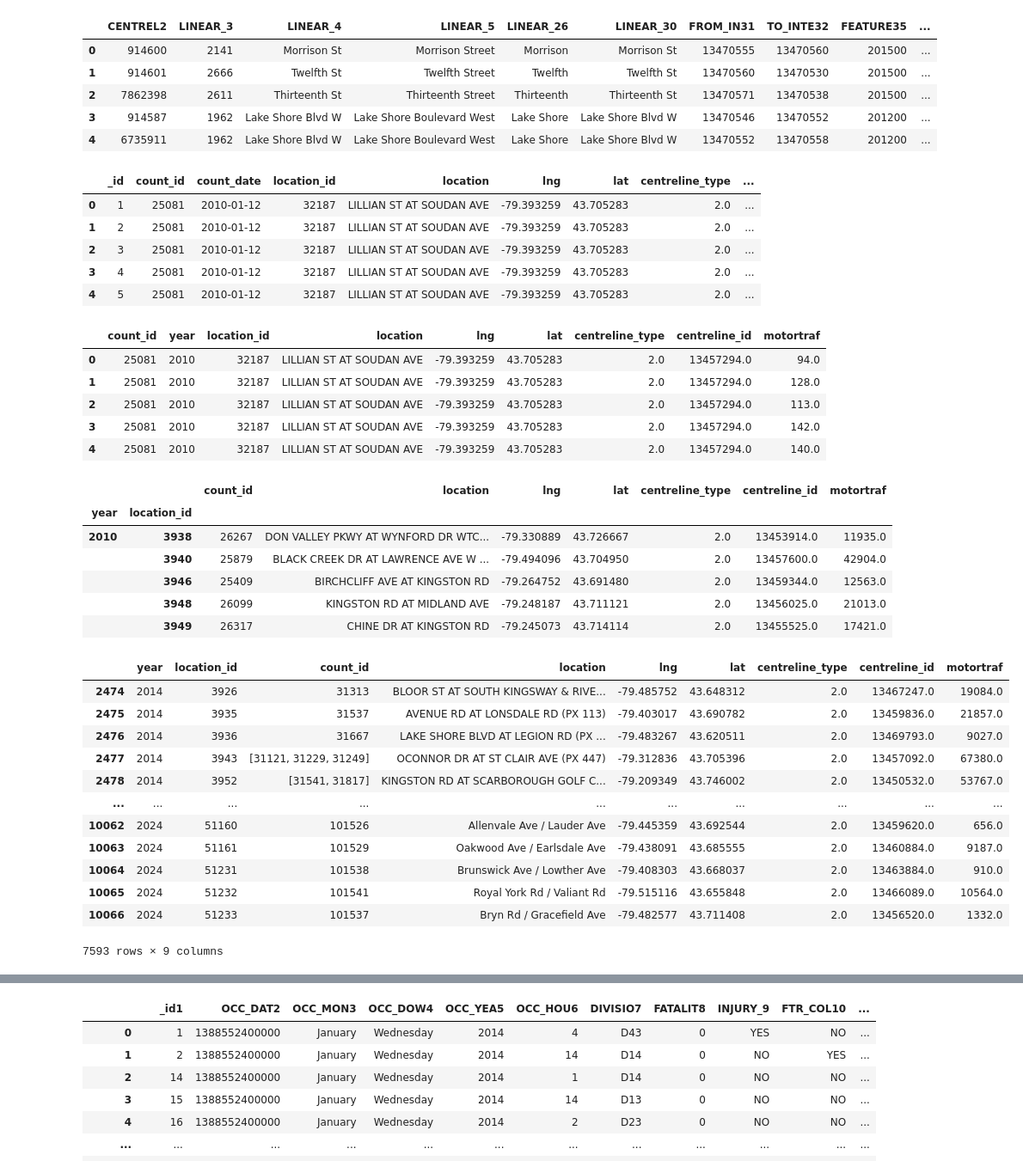
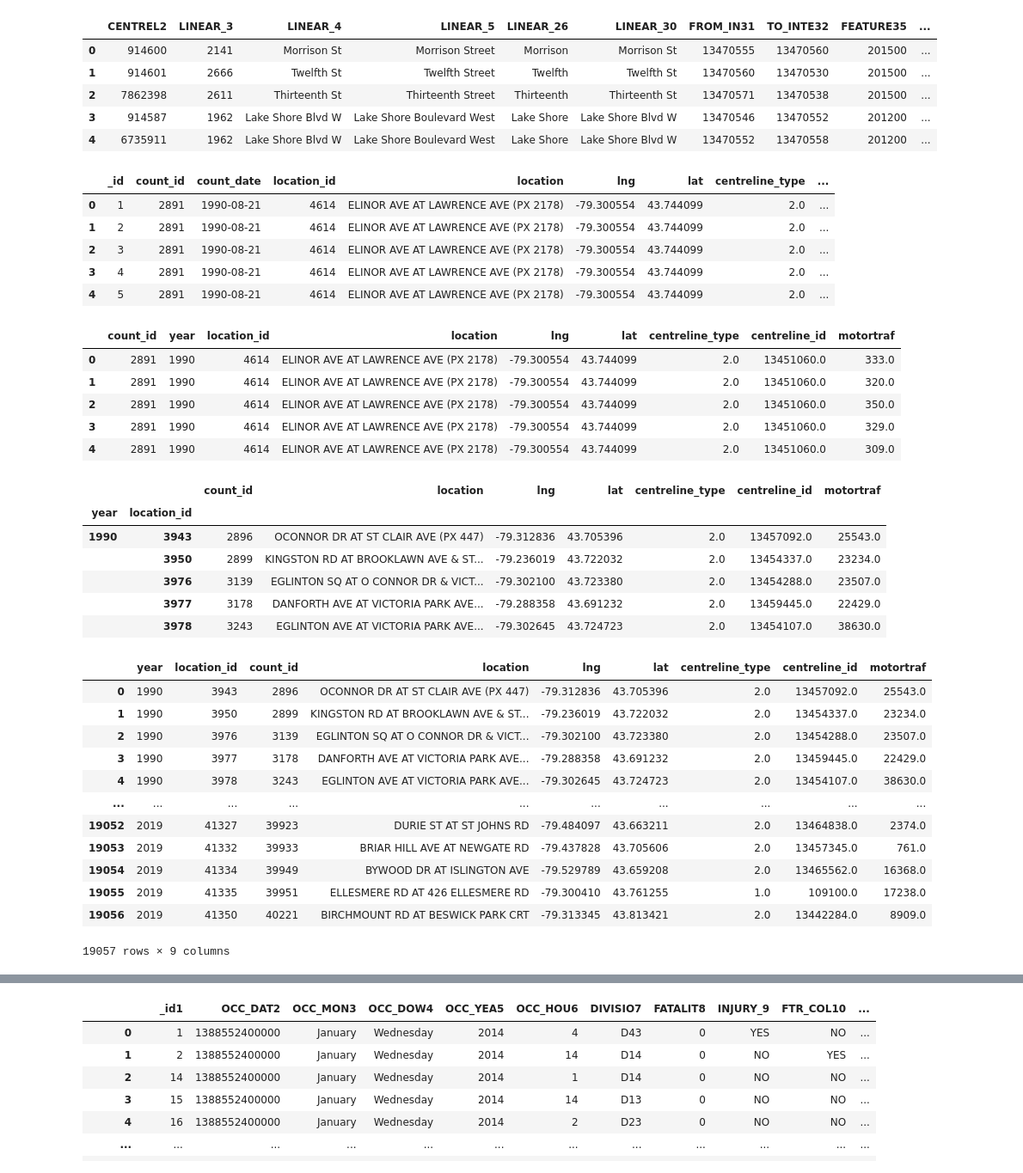
Before and after one commit to naorella/GIS_Showcase, a Jupyter notebook: template.ipynb, the cells around one changed output, grey strips where cells are left out. Shown at 86% size. Drawn from its saved outputs; the diff is of its cells as text; code cells hidden in the pictures.

```diff
--- a/template.ipynb
+++ b/template.ipynb
@@ -141,20 +141,22 @@ road_26917.head()
 | 4 | 6735911 | 1962 | Lake Shore Blvd W | Lake Shore Boulevard West | Lake Shore | Lake Shore Blvd W | 13470552 | 13470558 | 201200 | ... |
 # %%
 #read shapefiles
-file_path_1 = "/workspace/GIS_project/data/traffic/raw-data-2010-2019.csv"
-file_path_2 = "/workspace/GIS_project/data/traffic/raw-data-2020-2029.csv"
+file_path_1 = "/workspace/GIS_project/data/traffic/raw-data-1990-1999.csv"
+file_path_2 = "/workspace/GIS_project/data/traffic/raw-data-2000-2009.csv"
+file_path_3 = "/workspace/GIS_project/data/traffic/raw-data-2010-2019.csv"
+file_path_4 = "/workspace/GIS_project/data/traffic/raw-data-2020-2029.csv"
 #combine the csvs into a single dataframe
 traffic = pd.concat(
-    map(pd.read_csv, [file_path_1, file_path_2]), ignore_index=True)
+    map(pd.read_csv, [file_path_1, file_path_2, file_path_3]), ignore_index=True)
 #display head data
 traffic.head()
 # %% [output]
 |  | _id | count_id | count_date | location_id | location | lng | lat | centreline_type | ... |
-| 0 | 1 | 25081 | 2010-01-12 | 32187 | LILLIAN ST AT SOUDAN AVE | -79.393259 | 43.705283 | 2.0 | ... |
-| 1 | 2 | 25081 | 2010-01-12 | 32187 | LILLIAN ST AT SOUDAN AVE | -79.393259 | 43.705283 | 2.0 | ... |
-| 2 | 3 | 25081 | 2010-01-12 | 32187 | LILLIAN ST AT SOUDAN AVE | -79.393259 | 43.705283 | 2.0 | ... |
-| 3 | 4 | 25081 | 2010-01-12 | 32187 | LILLIAN ST AT SOUDAN AVE | -79.393259 | 43.705283 | 2.0 | ... |
-| 4 | 5 | 25081 | 2010-01-12 | 32187 | LILLIAN ST AT SOUDAN AVE | -79.393259 | 43.705283 | 2.0 | ... |
+| 0 | 1 | 2891 | 1990-08-21 | 4614 | ELINOR AVE AT LAWRENCE AVE (PX 2178) | -79.300554 | 43.744099 | 2.0 | ... |
+| 1 | 2 | 2891 | 1990-08-21 | 4614 | ELINOR AVE AT LAWRENCE AVE (PX 2178) | -79.300554 | 43.744099 | 2.0 | ... |
+| 2 | 3 | 2891 | 1990-08-21 | 4614 | ELINOR AVE AT LAWRENCE AVE (PX 2178) | -79.300554 | 43.744099 | 2.0 | ... |
+| 3 | 4 | 2891 | 1990-08-21 | 4614 | ELINOR AVE AT LAWRENCE AVE (PX 2178) | -79.300554 | 43.744099 | 2.0 | ... |
+| 4 | 5 | 2891 | 1990-08-21 | 4614 | ELINOR AVE AT LAWRENCE AVE (PX 2178) | -79.300554 | 43.744099 | 2.0 | ... |
 # %%
 #calculate new field that adds up all motor traffic
 traffic['motortraf'] = traffic.loc[:,'sb_cars_r':'eb_bus_l'].sum(axis=1) + traffic.loc[:,'nx_other':'wx_other'].sum(axis=1)
@@ -166,11 +168,11 @@ traffic_trunc = traffic[['count_id', 'year', 'location_id', 'location', 'lng', '
 traffic_trunc.head()
 # %% [output]
 |  | count_id | year | location_id | location | lng | lat | centreline_type | centreline_id | motortraf |
-| 0 | 25081 | 2010 | 32187 | LILLIAN ST AT SOUDAN AVE | -79.393259 | 43.705283 | 2.0 | 13457294.0 | 94.0 |
-| 1 | 25081 | 2010 | 32187 | LILLIAN ST AT SOUDAN AVE | -79.393259 | 43.705283 | 2.0 | 13457294.0 | 128.0 |
-| 2 | 25081 | 2010 | 32187 | LILLIAN ST AT SOUDAN AVE | -79.393259 | 43.705283 | 2.0 | 13457294.0 | 113.0 |
-| 3 | 25081 | 2010 | 32187 | LILLIAN ST AT SOUDAN AVE | -79.393259 | 43.705283 | 2.0 | 13457294.0 | 142.0 |
-| 4 | 25081 | 2010 | 32187 | LILLIAN ST AT SOUDAN AVE | -79.393259 | 43.705283 | 2.0 | 13457294.0 | 140.0 |
+| 0 | 2891 | 1990 | 4614 | ELINOR AVE AT LAWRENCE AVE (PX 2178) | -79.300554 | 43.744099 | 2.0 | 13451060.0 | 333.0 |
+| 1 | 2891 | 1990 | 4614 | ELINOR AVE AT LAWRENCE AVE (PX 2178) | -79.300554 | 43.744099 | 2.0 | 13451060.0 | 320.0 |
+| 2 | 2891 | 1990 | 4614 | ELINOR AVE AT LAWRENCE AVE (PX 2178) | -79.300554 | 43.744099 | 2.0 | 13451060.0 | 350.0 |
+| 3 | 2891 | 1990 | 4614 | ELINOR AVE AT LAWRENCE AVE (PX 2178) | -79.300554 | 43.744099 | 2.0 | 13451060.0 | 329.0 |
+| 4 | 2891 | 1990 | 4614 | ELINOR AVE AT LAWRENCE AVE (PX 2178) | -79.300554 | 43.744099 | 2.0 | 13451060.0 | 309.0 |
 # %%
 #aggregate and group by year and location id
 traffic_agg = traffic_trunc.groupby(['year','location_id']).agg({'count_id': pd.Series.mode,
@@ -183,30 +185,29 @@ traffic_agg.head()
 # %% [output]
 |  |  | count_id | location | lng | lat | centreline_type | centreline_id | motortraf |
 | year | location_id |  |  |  |  |  |  |  |
-| 2010 | 3938 | 26267 | DON VALLEY PKWY AT WYNFORD DR WTC... | -79.330889 | 43.726667 | 2.0 | 13453914.0 | 11935.0 |
-|  | 3940 | 25879 | BLACK CREEK DR AT LAWRENCE AVE W ... | -79.494096 | 43.704950 | 2.0 | 13457600.0 | 42904.0 |
-|  | 3946 | 25409 | BIRCHCLIFF AVE AT KINGSTON RD | -79.264752 | 43.691480 | 2.0 | 13459344.0 | 12563.0 |
-|  | 3948 | 26099 | KINGSTON RD AT MIDLAND AVE | -79.248187 | 43.711121 | 2.0 | 13456025.0 | 21013.0 |
-|  | 3949 | 26317 | CHINE DR AT KINGSTON RD | -79.245073 | 43.714114 | 2.0 | 13455525.0 | 17421.0 |
+| 1990 | 3943 | 2896 | OCONNOR DR AT ST CLAIR AVE (PX 447) | -79.312836 | 43.705396 | 2.0 | 13457092.0 | 25543.0 |
+|  | 3950 | 2899 | KINGSTON RD AT BROOKLAWN AVE & ST... | -79.236019 | 43.722032 | 2.0 | 13454337.0 | 23234.0 |
+|  | 3976 | 3139 | EGLINTON SQ AT O CONNOR DR & VICT... | -79.302100 | 43.723380 | 2.0 | 13454288.0 | 23507.0 |
+|  | 3977 | 3178 | DANFORTH AVE AT VICTORIA PARK AVE... | -79.288358 | 43.691232 | 2.0 | 13459445.0 | 22429.0 |
+|  | 3978 | 3243 | EGLINTON AVE AT VICTORIA PARK AVE... | -79.302645 | 43.724723 | 2.0 | 13454107.0 | 38630.0 |
 # %%
 #reset index so that we can use the data frame
 traffic_agg = traffic_agg.reset_index()
-traffic_agg = traffic_agg.query('year >= 2014')
 traffic_agg.head(-5)
 # %% [output]
 |  | year | location_id | count_id | location | lng | lat | centreline_type | centreline_id | motortraf |
-| 2474 | 2014 | 3926 | 31313 | BLOOR ST AT SOUTH KINGSWAY & RIVE... | -79.485752 | 43.648312 | 2.0 | 13467247.0 | 19084.0 |
-| 2475 | 2014 | 3935 | 31537 | AVENUE RD AT LONSDALE RD (PX 113) | -79.403017 | 43.690782 | 2.0 | 13459836.0 | 21857.0 |
-| 2476 | 2014 | 3936 | 31667 | LAKE SHORE BLVD AT LEGION RD (PX ... | -79.483267 | 43.620511 | 2.0 | 13469793.0 | 9027.0 |
-| 2477 | 2014 | 3943 | [31121, 31229, 31249] | OCONNOR DR AT ST CLAIR AVE (PX 447) | -79.312836 | 43.705396 | 2.0 | 13457092.0 | 67380.0 |
-| 2478 | 2014 | 3952 | [31541, 31817] | KINGSTON RD AT SCARBOROUGH GOLF C... | -79.209349 | 43.746002 | 2.0 | 13450532.0 | 53767.0 |
+| 0 | 1990 | 3943 | 2896 | OCONNOR DR AT ST CLAIR AVE (PX 447) | -79.312836 | 43.705396 | 2.0 | 13457092.0 | 25543.0 |
+| 1 | 1990 | 3950 | 2899 | KINGSTON RD AT BROOKLAWN AVE & ST... | -79.236019 | 43.722032 | 2.0 | 13454337.0 | 23234.0 |
+| 2 | 1990 | 3976 | 3139 | EGLINTON SQ AT O CONNOR DR & VICT... | -79.302100 | 43.723380 | 2.0 | 13454288.0 | 23507.0 |
+| 3 | 1990 | 3977 | 3178 | DANFORTH AVE AT VICTORIA PARK AVE... | -79.288358 | 43.691232 | 2.0 | 13459445.0 | 22429.0 |
+| 4 | 1990 | 3978 | 3243 | EGLINTON AVE AT VICTORIA PARK AVE... | -79.302645 | 43.724723 | 2.0 | 13454107.0 | 38630.0 |
 | ... | ... | ... | ... | ... | ... | ... | ... | ... | ... |
-| 10062 | 2024 | 51160 | 101526 | Allenvale Ave / Lauder Ave | -79.445359 | 43.692544 | 2.0 | 13459620.0 | 656.0 |
-| 10063 | 2024 | 51161 | 101529 | Oakwood Ave / Earlsdale Ave | -79.438091 | 43.685555 | 2.0 | 13460884.0 | 9187.0 |
-| 10064 | 2024 | 51231 | 101538 | Brunswick Ave / Lowther Ave | -79.408303 | 43.668037 | 2.0 | 13463884.0 | 910.0 |
-| 10065 | 2024 | 51232 | 101541 | Royal York Rd / Valiant Rd | -79.515116 | 43.655848 | 2.0 | 13466089.0 | 10564.0 |
-| 10066 | 2024 | 51233 | 101537 | Bryn Rd / Gracefield Ave | -79.482577 | 43.711408 | 2.0 | 13456520.0 | 1332.0 |
+| 19052 | 2019 | 41327 | 39923 | DURIE ST AT ST JOHNS RD | -79.484097 | 43.663211 | 2.0 | 13464838.0 | 2374.0 |
+| 19053 | 2019 | 41332 | 39933 | BRIAR HILL AVE AT NEWGATE RD | -79.437828 | 43.705606 | 2.0 | 13457345.0 | 761.0 |
+| 19054 | 2019 | 41334 | 39949 | BYWOOD DR AT ISLINGTON AVE | -79.529789 | 43.659208 | 2.0 | 13465562.0 | 16368.0 |
+| 19055 | 2019 | 41335 | 39951 | ELLESMERE RD AT 426 ELLESMERE RD | -79.300410 | 43.761255 | 1.0 | 109100.0 | 17238.0 |
+| 19056 | 2019 | 41350 | 40221 | BIRCHMOUNT RD AT BESWICK PARK CRT | -79.313345 | 43.813421 | 2.0 | 13442284.0 | 8909.0 |
-7593 rows × 9 columns
+19057 rows × 9 columns
 # %%
 points = traffic_agg.apply(lambda row: Point(row.lng, row.lat), axis = 1)
 #only keep traffic 2014 and after to line up with collisions
```
Also changed, not shown: parts of 7 cells of this notebook.
